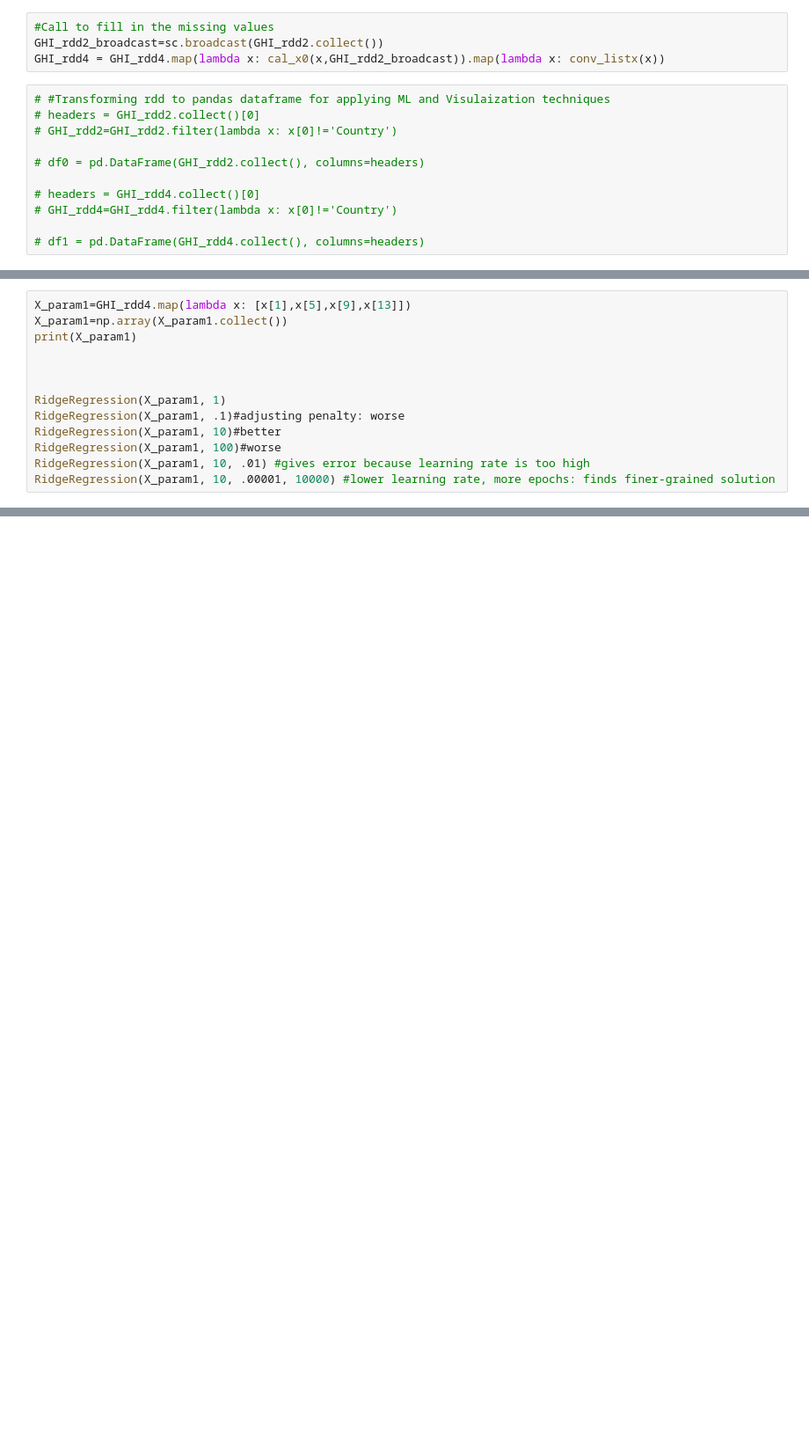
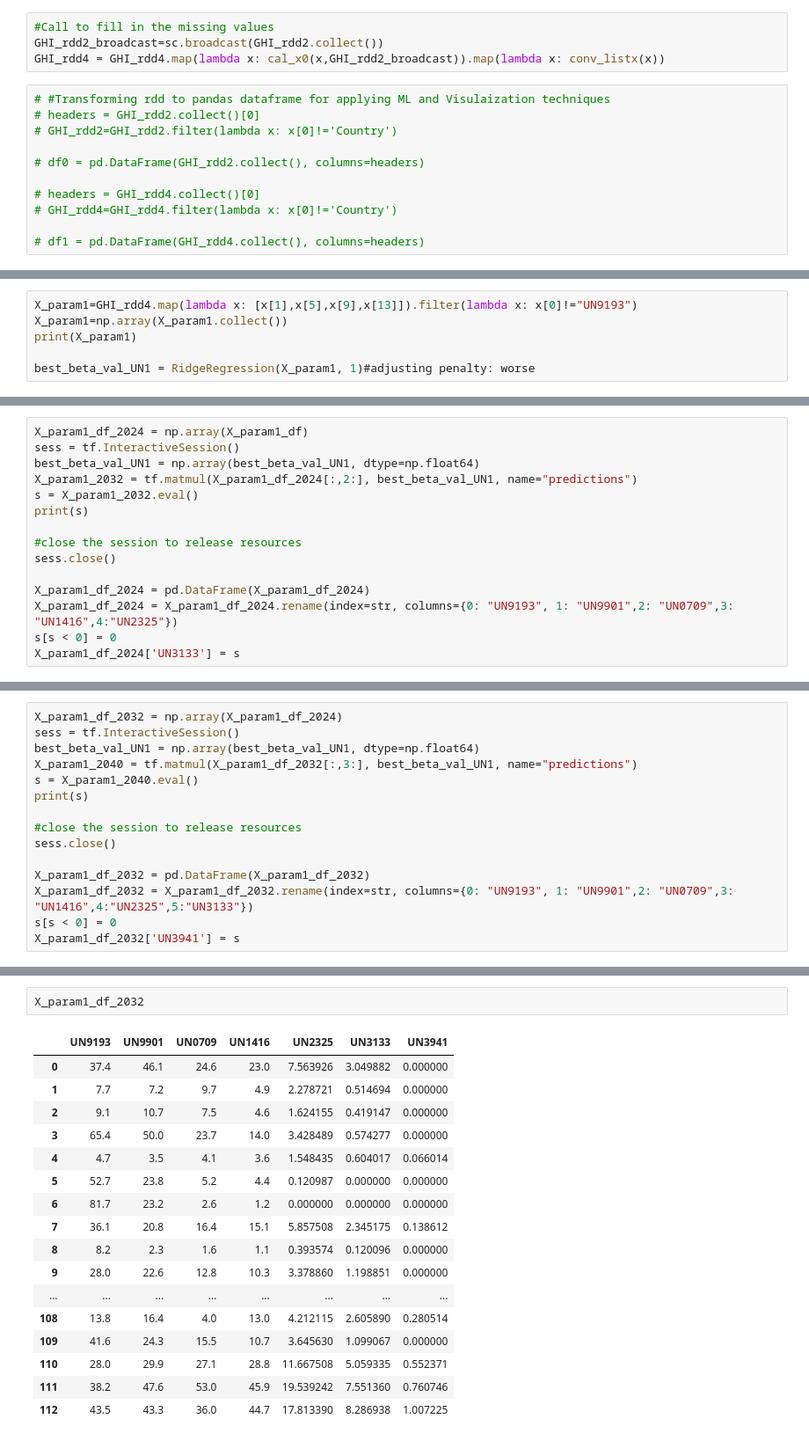
Before and after one commit to rohitshukla92/BigDataProject, a Jupyter notebook: Global Hunger Index.ipynb, the cells around one changed output, grey strips where cells are left out. Shown at 88% size. Drawn from its saved outputs; the diff is of its cells as text; blank space fills up the shorter version.

Commit message:
changes made till now - regression working fine.

```diff
--- a/Global Hunger Index.ipynb
+++ b/Global Hunger Index.ipynb
@@ -213,16 +338,9 @@ RidgeRegression(X_ghi, 10, .00001, 10000) #lower learning rate, more epochs: fin
 # %%
-X_param1=GHI_rdd4.map(lambda x: [x[1],x[5],x[9],x[13]])
+X_param1=GHI_rdd4.map(lambda x: [x[1],x[5],x[9],x[13]]).filter(lambda x: x[0]!="UN9193")
 X_param1=np.array(X_param1.collect())
 print(X_param1)
 
-
-
-RidgeRegression(X_param1, 1)
-RidgeRegression(X_param1, .1)#adjusting penalty: worse
-RidgeRegression(X_param1, 10)#better
-RidgeRegression(X_param1, 100)#worse
-RidgeRegression(X_param1, 10, .01) #gives error because learning rate is too high
-RidgeRegression(X_param1, 10, .00001, 10000) #lower learning rate, more epochs: finds finer-grained solution
+best_beta_val_UN1 = RidgeRegression(X_param1, 1)#adjusting penalty: worse
 # %% [output]
 [[  37.4   46.1   24.6   23. ]
  [   7.7    7.2    9.7    4.9]
@@ -243,0 +394,15 @@ RidgeRegression(X_param1, 10, .00001, 10000) #lower learning rate, more epochs:
+# %%
+X_param1_df_2024 = np.array(X_param1_df)
+sess = tf.InteractiveSession()
+best_beta_val_UN1 = np.array(best_beta_val_UN1, dtype=np.float64)
+X_param1_2032 = tf.matmul(X_param1_df_2024[:,2:], best_beta_val_UN1, name="predictions")
+s = X_param1_2032.eval()
+print(s)
+
+#close the session to release resources
+sess.close()
+
+X_param1_df_2024 = pd.DataFrame(X_param1_df_2024)
+X_param1_df_2024 = X_param1_df_2024.rename(index=str, columns={0: "UN9193", 1: "UN9901",2: "UN0709",3: "UN1416",4:"UN2325"})
+s[s < 0] = 0
+X_param1_df_2024['UN3133'] = s
@@ -243,0 +427,15 @@ RidgeRegression(X_param1, 10, .00001, 10000) #lower learning rate, more epochs:
+# %%
+X_param1_df_2032 = np.array(X_param1_df_2024)
+sess = tf.InteractiveSession()
+best_beta_val_UN1 = np.array(best_beta_val_UN1, dtype=np.float64)
+X_param1_2040 = tf.matmul(X_param1_df_2032[:,3:], best_beta_val_UN1, name="predictions")
+s = X_param1_2040.eval()
+print(s)
+
+#close the session to release resources
+sess.close()
+
+X_param1_df_2032 = pd.DataFrame(X_param1_df_2032)
+X_param1_df_2032 = X_param1_df_2032.rename(index=str, columns={0: "UN9193", 1: "UN9901",2: "UN0709",3: "UN1416",4:"UN2325",5:"UN3133"})
+s[s < 0] = 0
+X_param1_df_2032['UN3941'] = s
@@ -243,0 +460,20 @@ RidgeRegression(X_param1, 10, .00001, 10000) #lower learning rate, more epochs:
+# %%
+X_param1_df_2032
+# %% [output]
+|  | UN9193 | UN9901 | UN0709 | UN1416 | UN2325 | UN3133 | UN3941 |
+| 0 | 37.4 | 46.1 | 24.6 | 23.0 | 7.563926 | 3.049882 | 0.000000 |
+| 1 | 7.7 | 7.2 | 9.7 | 4.9 | 2.278721 | 0.514694 | 0.000000 |
+| 2 | 9.1 | 10.7 | 7.5 | 4.6 | 1.624155 | 0.419147 | 0.000000 |
+| 3 | 65.4 | 50.0 | 23.7 | 14.0 | 3.428489 | 0.574277 | 0.000000 |
+| 4 | 4.7 | 3.5 | 4.1 | 3.6 | 1.548435 | 0.604017 | 0.066014 |
+| 5 | 52.7 | 23.8 | 5.2 | 4.4 | 0.120987 | 0.000000 | 0.000000 |
+| 6 | 81.7 | 23.2 | 2.6 | 1.2 | 0.000000 | 0.000000 | 0.000000 |
+| 7 | 36.1 | 20.8 | 16.4 | 15.1 | 5.857508 | 2.345175 | 0.138612 |
+| 8 | 8.2 | 2.3 | 1.6 | 1.1 | 0.393574 | 0.120096 | 0.000000 |
+| 9 | 28.0 | 22.6 | 12.8 | 10.3 | 3.378860 | 1.198851 | 0.000000 |
+| ... | ... | ... | ... | ... | ... | ... | ... |
+| 108 | 13.8 | 16.4 | 4.0 | 13.0 | 4.212115 | 2.605890 | 0.280514 |
+| 109 | 41.6 | 24.3 | 15.5 | 10.7 | 3.645630 | 1.099067 | 0.000000 |
+| 110 | 28.0 | 29.9 | 27.1 | 28.8 | 11.667508 | 5.059335 | 0.552371 |
+| 111 | 38.2 | 47.6 | 53.0 | 45.9 | 19.539242 | 7.551360 | 0.760746 |
+| 112 | 43.5 | 43.3 | 36.0 | 44.7 | 17.813390 | 8.286938 | 1.007225 |
```
Also changed, not shown: parts of 16 cells of this notebook, 1 other file.
